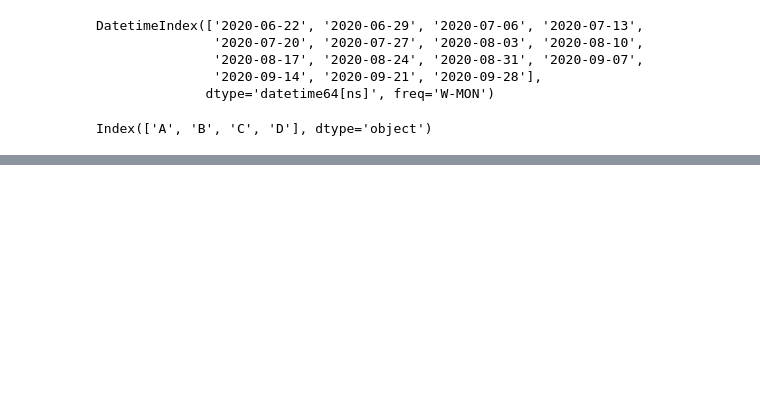
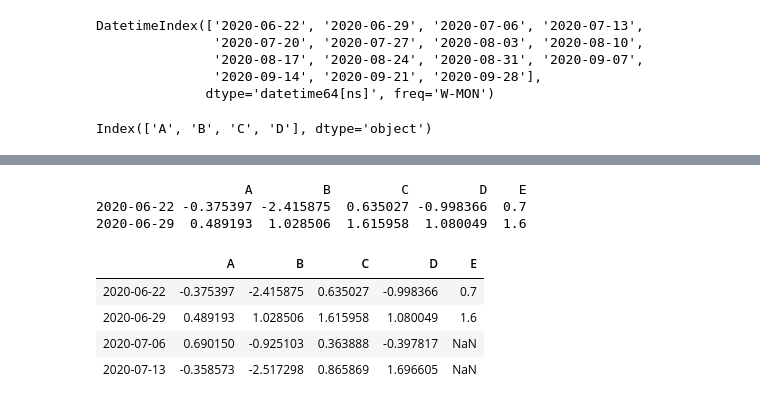
Before and after one commit to dsreenat/sperloon, a Jupyter notebook: Python Pandas.ipynb, the cells around one changed output, grey strips where cells are left out. Saved outputs shown, nothing was run; the diff lists cells and outputs as text; code cells hidden in the pictures; blank space fills up the shorter version.

```diff
--- a/Python Pandas.ipynb
+++ b/Python Pandas.ipynb
@@ -246,0 +322,16 @@ array([[1, Timestamp('2020-06-18 00:00:00'), 1.0, 5, 'True', 'Pandas'],
+# %%
+#to remove the nulls
+
+print(df_4.dropna())
+df_4
+
+#df_4.dropna(inplace=True)
+# %% [output]
+                   A         B         C         D    E
+2020-06-22 -0.375397 -2.415875  0.635027 -0.998366  0.7
+2020-06-29  0.489193  1.028506  1.615958  1.080049  1.6
+|  | A | B | C | D | E |
+| 2020-06-22 | -0.375397 | -2.415875 | 0.635027 | -0.998366 | 0.7 |
+| 2020-06-29 | 0.489193 | 1.028506 | 1.615958 | 1.080049 | 1.6 |
+| 2020-07-06 | 0.690150 | -0.925103 | 0.363888 | -0.397817 | NaN |
+| 2020-07-13 | -0.358573 | -2.517298 | 0.865869 | 1.696605 | NaN |
```
Also changed, not shown: parts of 26 cells of this notebook.
